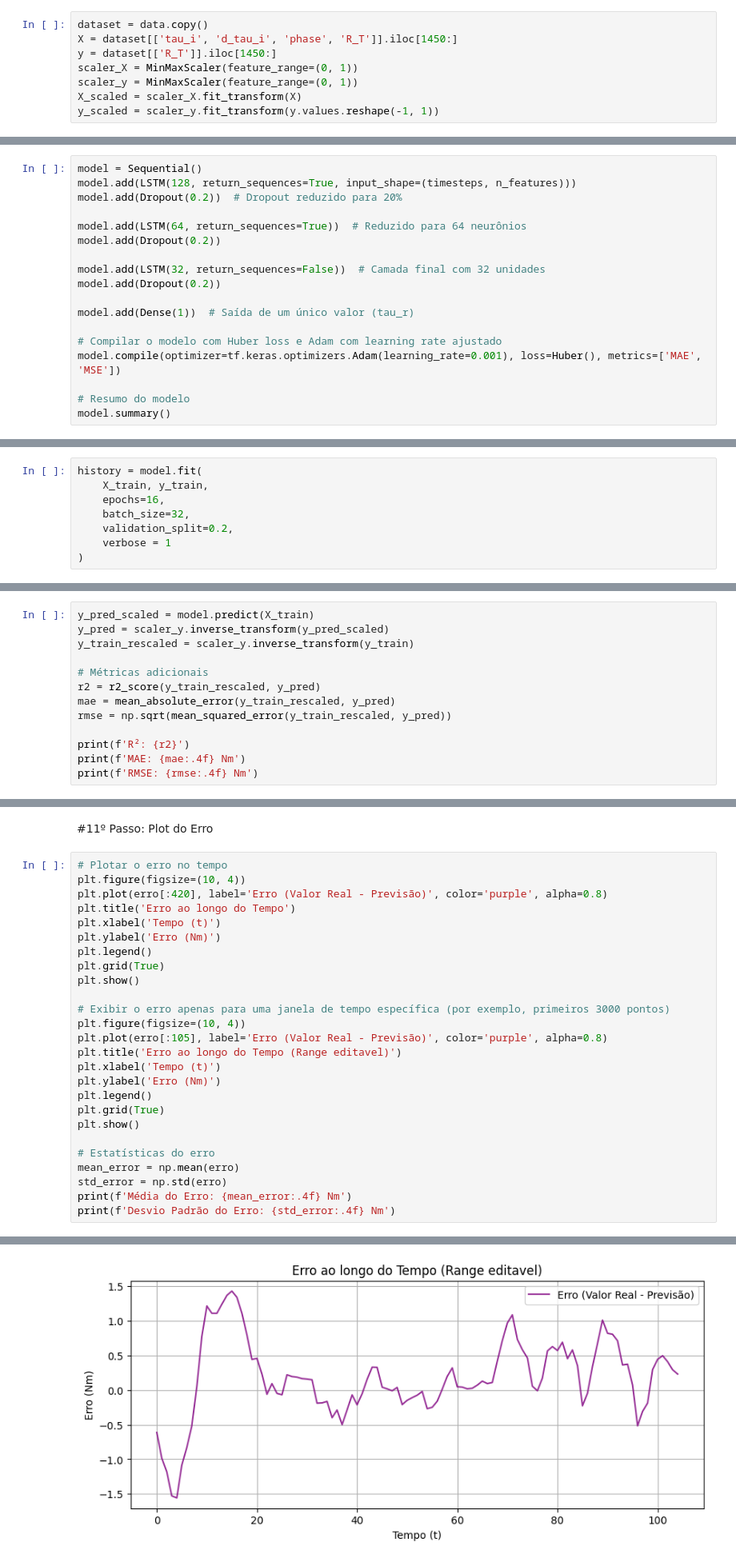
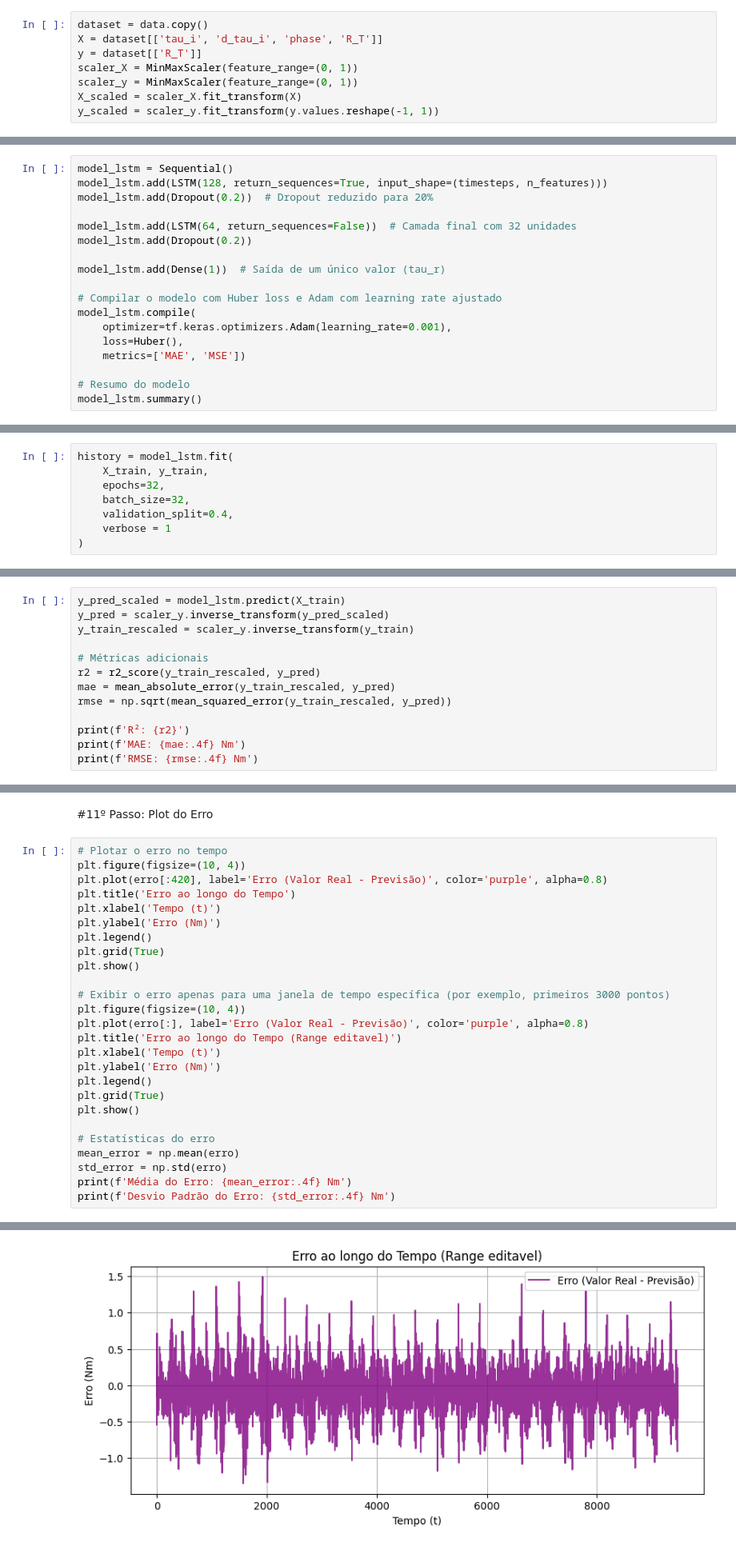
Before and after one commit to EricRibeiroAlves/Interacao-Humano-Robo, a Jupyter notebook: Codigo/[AP_T]_Eric_Modelo_LSTM.ipynb, the cells around one changed output, grey strips where cells are left out. Shown at 80% size. Cells and saved outputs as stored; diff of their text form.

Commit message:
Final - Modelo  LSTM STD

```diff
--- a/Codigo/[AP_T]_Eric_Modelo_LSTM.ipynb
+++ b/Codigo/[AP_T]_Eric_Modelo_LSTM.ipynb
@@ -76,8 +78,8 @@ See the caveats in the documentation: https://pandas.pydata.org/pandas-docs/stab
 # 3º Passo: Separação e Normalização dos dados
 # %%
 dataset = data.copy()
-X = dataset[['tau_i', 'd_tau_i', 'phase', 'R_T']].iloc[1450:]
-y = dataset[['R_T']].iloc[1450:]
+X = dataset[['tau_i', 'd_tau_i', 'phase', 'R_T']]
+y = dataset[['R_T']]
 scaler_X = MinMaxScaler(feature_range=(0, 1))
 scaler_y = MinMaxScaler(feature_range=(0, 1))
 X_scaled = scaler_X.fit_transform(X)
@@ -104,21 +106,21 @@ Forma dos dados de saída: (8020, 1)
 # %% [markdown]
 # 5º Passo: Definição do Modelo LSTM otimizado
 # %%
-model = Sequential()
-model.add(LSTM(128, return_sequences=True, input_shape=(timesteps, n_features)))
-model.add(Dropout(0.2))  # Dropout reduzido para 20%
+model_lstm = Sequential()
+model_lstm.add(LSTM(128, return_sequences=True, input_shape=(timesteps, n_features)))
+model_lstm.add(Dropout(0.2))  # Dropout reduzido para 20%
 
-model.add(LSTM(64, return_sequences=True))  # Reduzido para 64 neurônios
-model.add(Dropout(0.2))
+model_lstm.add(LSTM(64, return_sequences=False))  # Camada final com 32 unidades
+model_lstm.add(Dropout(0.2))
 
-model.add(LSTM(32, return_sequences=False))  # Camada final com 32 unidades
-model.add(Dropout(0.2))
-
-model.add(Dense(1))  # Saída de um único valor (tau_r)
+model_lstm.add(Dense(1))  # Saída de um único valor (tau_r)
 
 # Compilar o modelo com Huber loss e Adam com learning rate ajustado
-model.compile(optimizer=tf.keras.optimizers.Adam(learning_rate=0.001), loss=Huber(), metrics=['MAE', 'MSE'])
+model_lstm.compile(
+    optimizer=tf.keras.optimizers.Adam(learning_rate=0.001),
+    loss=Huber(),
+    metrics=['MAE', 'MSE'])
 
 # Resumo do modelo
-model.summary()
+model_lstm.summary()
 # %% [output]
@@ -146,11 +144,11 @@ Model: "sequential"
 # %% [markdown]
 # 6º Passo: Treinamento do Modelo
 # %%
-history = model.fit(
+history = model_lstm.fit(
     X_train, y_train,
-    epochs=16,
+    epochs=32,
     batch_size=32,
-    validation_split=0.2,
+    validation_split=0.4,
     verbose = 1
 )
 # %% [output]
@@ -171,7 +172,7 @@ Epoch 7/16
 # %% [markdown]
 # 7º Passo: Avaliação e Previsão
 # %%
-y_pred_scaled = model.predict(X_train)
+y_pred_scaled = model_lstm.predict(X_train)
 y_pred = scaler_y.inverse_transform(y_pred_scaled)
 y_train_rescaled = scaler_y.inverse_transform(y_train)
 
@@ -240,7 +241,7 @@ plt.show()
 
 # Exibir o erro apenas para uma janela de tempo específica (por exemplo, primeiros 3000 pontos)
 plt.figure(figsize=(10, 4))
-plt.plot(erro[:105], label='Erro (Valor Real - Previsão)', color='purple', alpha=0.8)
+plt.plot(erro[:], label='Erro (Valor Real - Previsão)', color='purple', alpha=0.8)
 plt.title('Erro ao longo do Tempo (Range editavel)')
 plt.xlabel('Tempo (t)')
 plt.ylabel('Erro (Nm)')
@@ -258 +259 @@ print(f'Desvio Padrão do Erro: {std_error:.4f} Nm')
-[figure, old version]
+[figure, new version]
```
Also changed, not shown: parts of 9 cells of this notebook.
